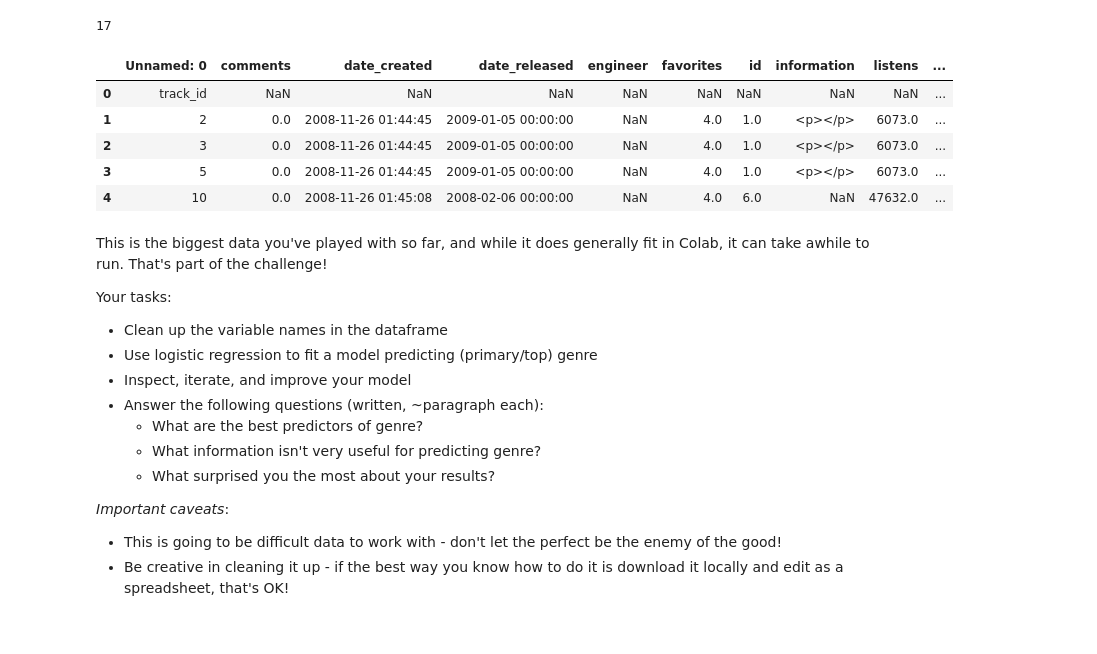
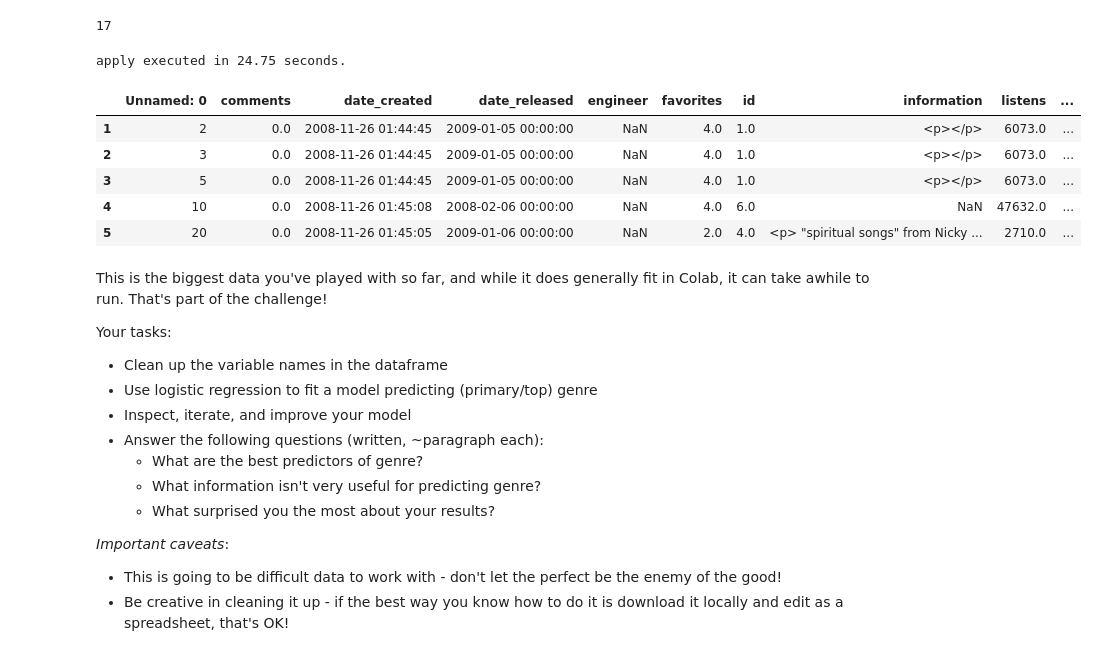
Before and after one commit to bloominstituteoftechnology/DS-Unit-2-Sprint-3-Advanced-Regression, a Jupyter notebook: module1-logistic-regression/LS_DS_231_Logistic_Regression.ipynb, the cells around one changed output. Saved outputs shown, nothing was run; the diff lists cells and outputs as text; code cells hidden in the pictures.

Commit message:
faster binary

```diff
--- a/module1-logistic-regression/LS_DS_231_Logistic_Regression.ipynb
+++ b/module1-logistic-regression/LS_DS_231_Logistic_Regression.ipynb
@@ -350,33 +380,54 @@ binaries = [f'{i:08b}' for i in range(1,100)]
+# %%
+df = tracks
+cats = ['genre_top']
+bdf = pd.DataFrame(df)
+st = time.perf_counter()
+for c in cats:
+    index = list(tracks.columns.values).index(c)
+    cl = c[0].lower() + c[1:] + '_'
+    types = df[c].unique().tolist()
+    bdf[[(cl + str(j)) for j in range(0,min(
+        8,int(np.log2(len(types))) + 1)) ]] = \
+       bdf.apply(lambda row: get_binary(types, row, index), axis=1)
+elapsed = time.perf_counter() - st
+print(f"apply executed in {elapsed:0.2f} seconds.")
+dfbc = bdf.drop(cats,inplace=False, axis=1)
+# %% [output]
+apply executed in 24.75 seconds.
 # %%
-df = tracks
-cats = ['genre_top']
-for c in cats:
-    cl = c[0].lower() + c[1:] + '-'
-    types = df[c].unique().tolist()
-    tdf = pd.DataFrame()
-    for i in range(0,len(types)):
-      if len(df[df[c] == types[i]]) == 0:
-        continue
-      patterns = df[df[c] == types[i]][c].apply(lambda s: \
-          ('00000000' if pd.isnull(s) else binaries[types.index(s)]))
-      #tdf['gentre_top_0']= pd.Series([int(p[0]) for p in patterns])
-      for j in range(0,min(8,int(np.log2(len(types))) + 1)):
-#          if j == 0:
-#            print(len([int(p[j]) for p in patterns]))
-#            print(len(df.loc[df[c] == types[i],c]))
-#          print(f"i {i} j {j} types[i]: {types[i]} clj: {cl + str(j)}")
-#          df.loc[df[c] == types[i],c][cl + str(j)] = pd.Series([int(p[j]) for p in patterns])
-          tdf[cl + str(j)] = pd.Series([int(p[j]) for p in patterns])
-dfbc = df.drop(cats,inplace=False, axis=1)
-dfbc = dfbc.join(tdf)
-dfbc.head()
+# df = tracks
+# cats = ['genre_top']
+# for c in cats:
+#     cl = c[0].lower() + c[1:] + '-'
+#     types = df[c].unique().tolist()
+#     for i in range(0,len(types)):
+#       if len(df[df[c] == types[i]]) == 0:
+#         continue
+#       patterns = df[df[c] == types[i]][c].apply(lambda s: \
+#           ('00000000' if pd.isnull(s) else f'{(types.index(s) + 1):08b}'))
+#       #tdf['gentre_top_0']= pd.Series([int(p[0]) for p in patterns])
+#       print(type(patterns),patterns.shape)
+#       for j in range(5):
+#         print(patterns.iat[j])
+#       for j in range(0,min(8,int(np.log2(len(types))) + 1)):
+# #          if j == 0:
+# #            print(len([int(p[j]) for p in patterns]))
+# #            print(len(df.loc[df[c] == types[i],c]))
+# #          print(f"i {i} j {j} types[i]: {types[i]} clj: {cl + str(j)}")
+# #          df.loc[df[c] == types[i],c][cl + str(j)] = pd.Series([int(p[j]) for p in patterns])
+#           df[cl + str(j)] = pd.Series([int(p[j]) for p in patterns])
+# dfbc = df.drop(cats,inplace=False, axis=1)
+# # dfbc = dfbc.join(tdf)
+# dfbc.head()
-# %% [output]
-|  | Unnamed: 0 | comments | date_created | date_released | engineer | favorites | id | information | listens | ... |
-| 0 | track_id | NaN | NaN | NaN | NaN | NaN | NaN | NaN | NaN | ... |
-| 1 | 2 | 0.0 | 2008-11-26 01:44:45 | 2009-01-05 00:00:00 | NaN | 4.0 | 1.0 | <p></p> | 6073.0 | ... |
-| 2 | 3 | 0.0 | 2008-11-26 01:44:45 | 2009-01-05 00:00:00 | NaN | 4.0 | 1.0 | <p></p> | 6073.0 | ... |
-| 3 | 5 | 0.0 | 2008-11-26 01:44:45 | 2009-01-05 00:00:00 | NaN | 4.0 | 1.0 | <p></p> | 6073.0 | ... |
-| 4 | 10 | 0.0 | 2008-11-26 01:45:08 | 2008-02-06 00:00:00 | NaN | 4.0 | 6.0 | NaN | 47632.0 | ... |
+# %%
+dfbc.head(5)
+# %% [output]
+|  | Unnamed: 0 | comments | date_created | date_released | engineer | favorites | id | information | listens | ... |
+| 1 | 2 | 0.0 | 2008-11-26 01:44:45 | 2009-01-05 00:00:00 | NaN | 4.0 | 1.0 | <p></p> | 6073.0 | ... |
+| 2 | 3 | 0.0 | 2008-11-26 01:44:45 | 2009-01-05 00:00:00 | NaN | 4.0 | 1.0 | <p></p> | 6073.0 | ... |
+| 3 | 5 | 0.0 | 2008-11-26 01:44:45 | 2009-01-05 00:00:00 | NaN | 4.0 | 1.0 | <p></p> | 6073.0 | ... |
+| 4 | 10 | 0.0 | 2008-11-26 01:45:08 | 2008-02-06 00:00:00 | NaN | 4.0 | 6.0 | NaN | 47632.0 | ... |
+| 5 | 20 | 0.0 | 2008-11-26 01:45:05 | 2009-01-06 00:00:00 | NaN | 2.0 | 4.0 | <p> "spiritual songs" from Nicky ... | 2710.0 | ... |
 # %% [markdown]
 This is the biggest data you've played with so far, and while it does generally fit in Colab, it can take awhile to run. That's part of the challenge!
 
```
Also changed, not shown: parts of 11 cells of this notebook.
